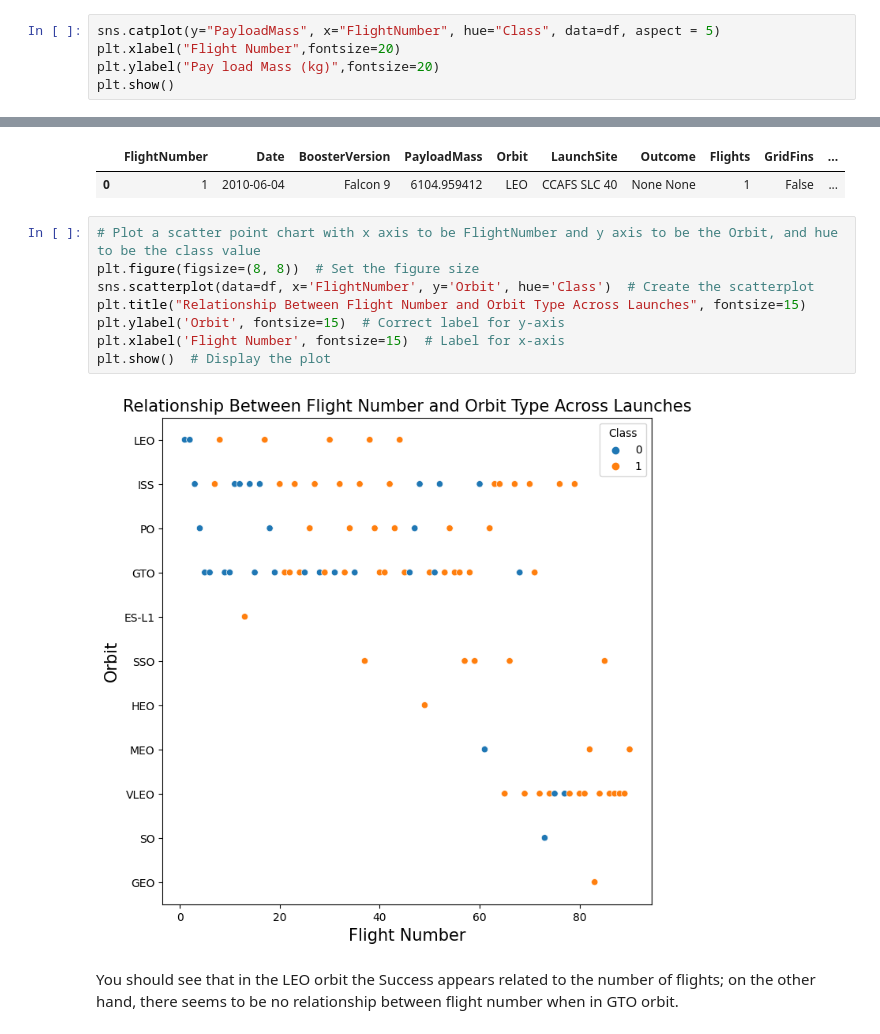
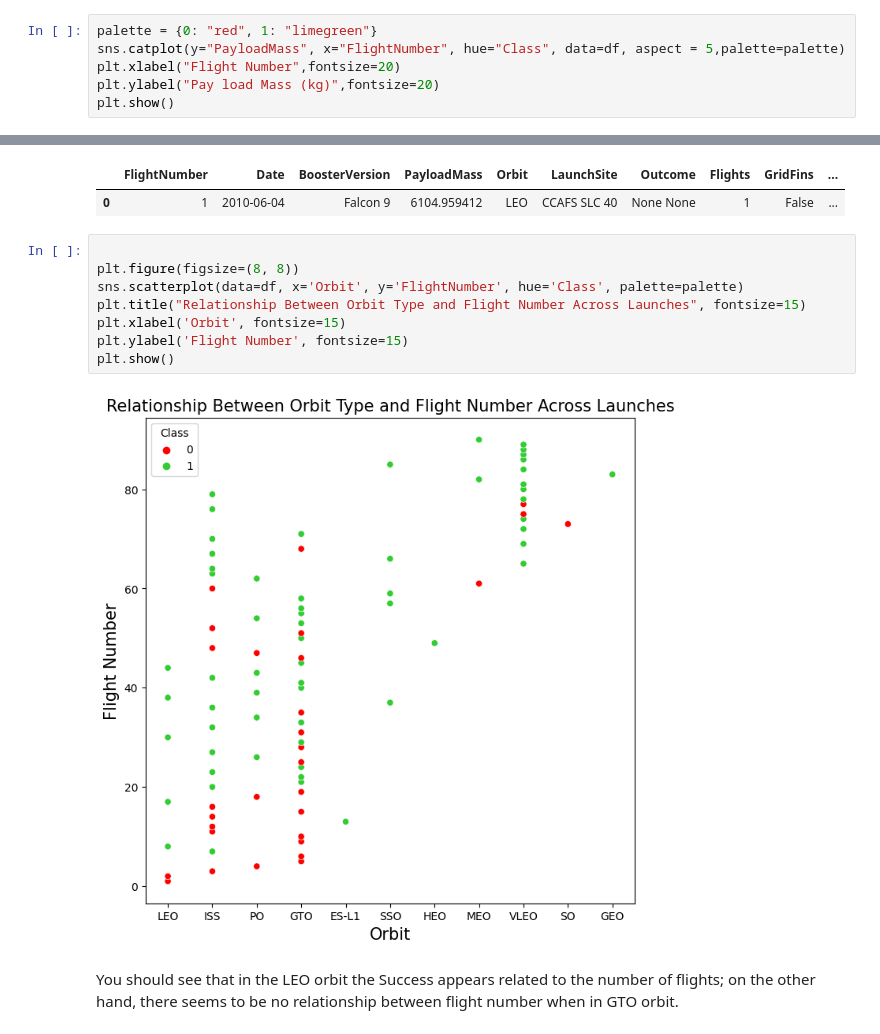
Before and after one commit to Manaoz/IBM_Capstone_Falcon9_Prediction, a Jupyter notebook: 4_jupyter-labs-eda-dataviz-v2.ipynb, the cells around one changed output, grey strips where cells are left out. Cells and saved outputs as stored; diff of their text form.

```diff
--- a/4_jupyter-labs-eda-dataviz-v2.ipynb
+++ b/4_jupyter-labs-eda-dataviz-v2.ipynb
@@ -76,7 +71,8 @@ First, let's try to see how the `FlightNumber` (indicating the continuous launch
 
 We can plot out the <code>FlightNumber</code> vs. <code>PayloadMass</code>and overlay the outcome of the launch. We see that as the flight number increases, the first stage is more likely to land successfully. The payload mass is also important; it seems the more massive the payload, the less likely the first stage will return.
 # %%
-sns.catplot(y="PayloadMass", x="FlightNumber", hue="Class", data=df, aspect = 5)
+palette = {0: "red", 1: "limegreen"}
+sns.catplot(y="PayloadMass", x="FlightNumber", hue="Class", data=df, aspect = 5,palette=palette)
 plt.xlabel("Flight Number",fontsize=20)
 plt.ylabel("Pay load Mass (kg)",fontsize=20)
 plt.show()
@@ -164,15 +156,15 @@ df.head(1)
 |  | FlightNumber | Date | BoosterVersion | PayloadMass | Orbit | LaunchSite | Outcome | Flights | GridFins | ... |
 | 0 | 1 | 2010-06-04 | Falcon 9 | 6104.959412 | LEO | CCAFS SLC 40 | None None | 1 | False | ... |
 # %%
-# Plot a scatter point chart with x axis to be FlightNumber and y axis to be the Orbit, and hue to be the class value
-plt.figure(figsize=(8, 8))  # Set the figure size
-sns.scatterplot(data=df, x='FlightNumber', y='Orbit', hue='Class')  # Create the scatterplot
-plt.title("Relationship Between Flight Number and Orbit Type Across Launches", fontsize=15)
-plt.ylabel('Orbit', fontsize=15)  # Correct label for y-axis
-plt.xlabel('Flight Number', fontsize=15)  # Label for x-axis
-plt.show()  # Display the plot
+
+plt.figure(figsize=(8, 8))
+sns.scatterplot(data=df, x='Orbit', y='FlightNumber', hue='Class', palette=palette)
+plt.title("Relationship Between Orbit Type and Flight Number Across Launches", fontsize=15)
+plt.xlabel('Orbit', fontsize=15)
+plt.ylabel('Flight Number', fontsize=15)
+plt.show()
 # %% [output]
-[figure, old version]
+[figure, new version]
 # %% [markdown]
 You should see that in the LEO orbit the Success appears related to the number of flights; on the other hand, there seems to be no relationship between flight number when in GTO orbit.
 # %% [markdown]
```
Also changed, not shown: parts of 8 cells of this notebook.
